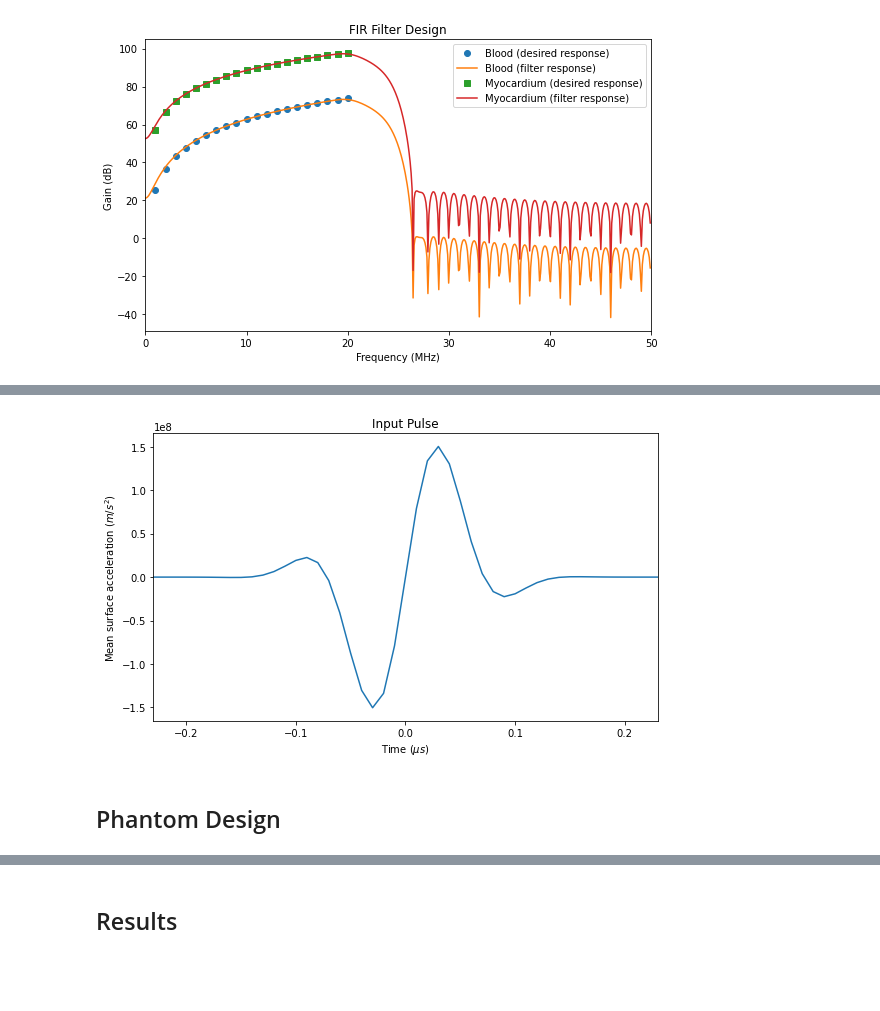
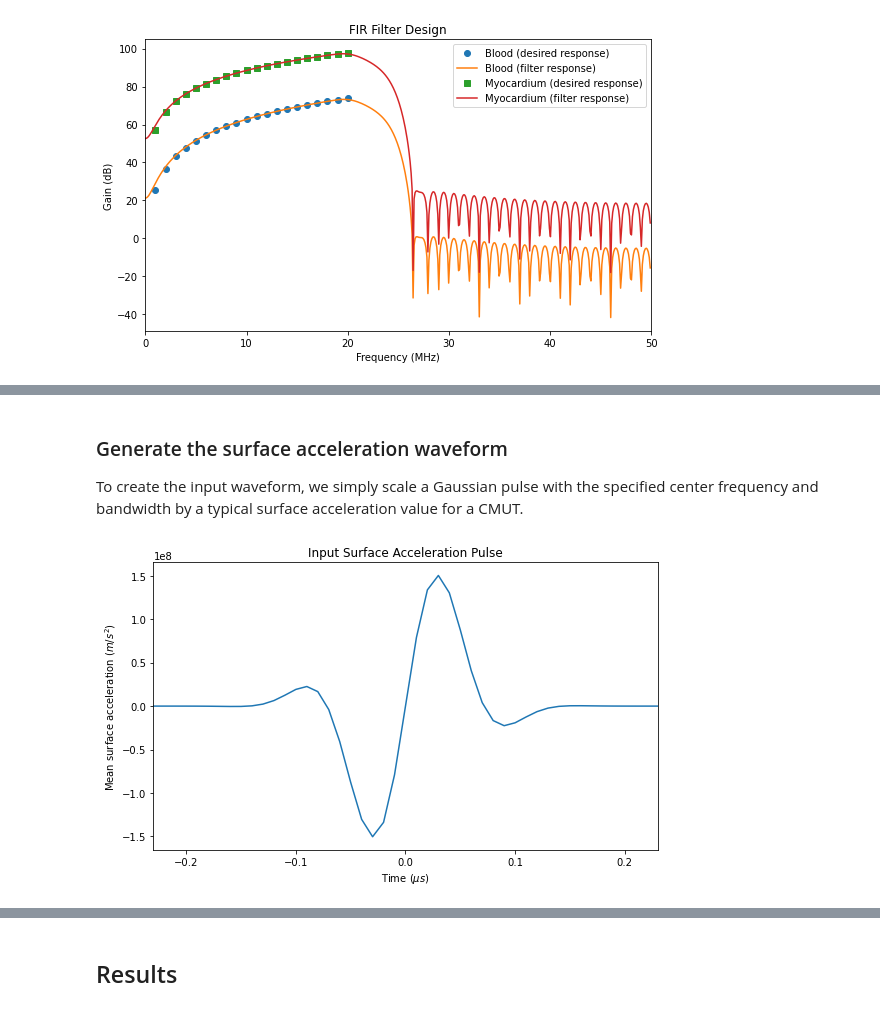
Before and after one commit to bdshieh/pyfield, a Jupyter notebook: examples/cardiac_penetration_layer_phantom.ipynb, the cells around one changed output, grey strips where cells are left out. Cells and saved outputs as stored; diff of their text form; code cells hidden in the pictures; blank space fills up the shorter version.

```diff
--- a/examples/cardiac_penetration_layer_phantom.ipynb
+++ b/examples/cardiac_penetration_layer_phantom.ipynb
@@ -100,16 +107,18 @@ plt.show()
+# %% [markdown]
+### Generate the surface acceleration waveform
+
+To create the input waveform, we simply scale a Gaussian pulse with the specified center frequency and bandwidth by a typical surface acceleration value for a CMUT.
 # %%
 acc, acc_t = util.gausspulse(fc, bw / fc, fs, sym=False)
 acc = acc * 190e6
 
 plt.figure(figsize=(8, 5))
 plt.plot(acc_t / 1e-6, acc)
 plt.xlabel(r'Time ($\mu s$)')
 plt.ylabel(r'Mean surface acceleration ($m / s^2$)')
 plt.xlim(acc_t.min() / 1e-6, acc_t.max() / 1e-6)
-plt.title('Input Pulse')
+plt.title('Input Surface Acceleration Pulse')
 plt.tight_layout()
 plt.show()
 # %% [output]
-[figure, old version]
+[figure, new version]
-# %% [markdown]
-## Phantom Design
```
Also changed, not shown: parts of 20 cells of this notebook, 6 other files.
